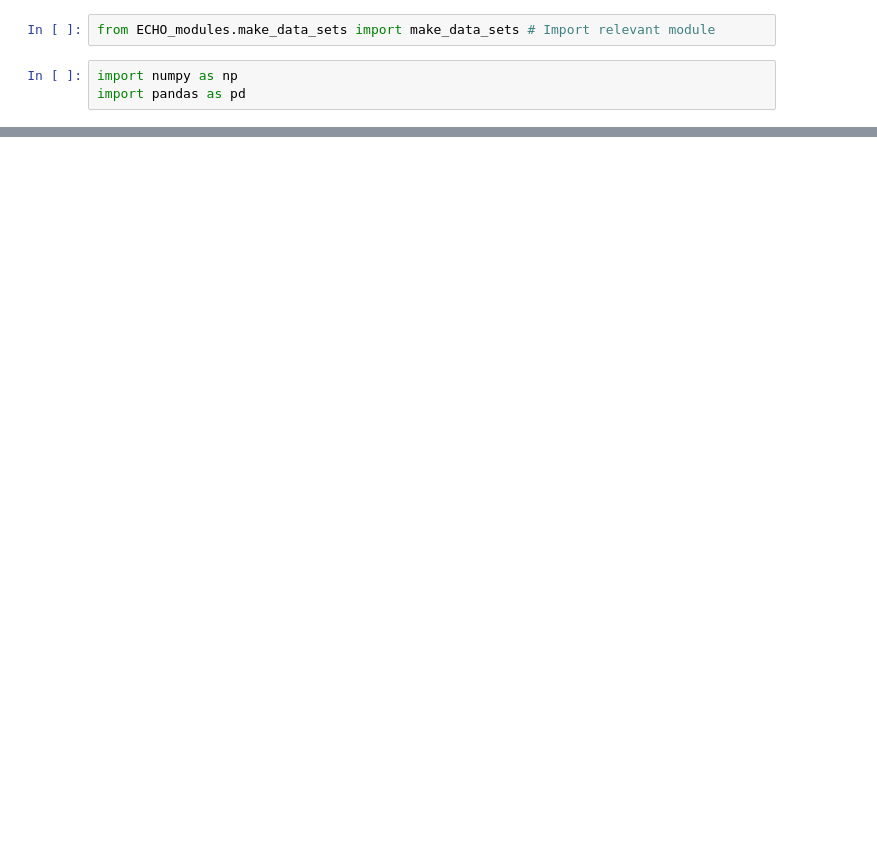
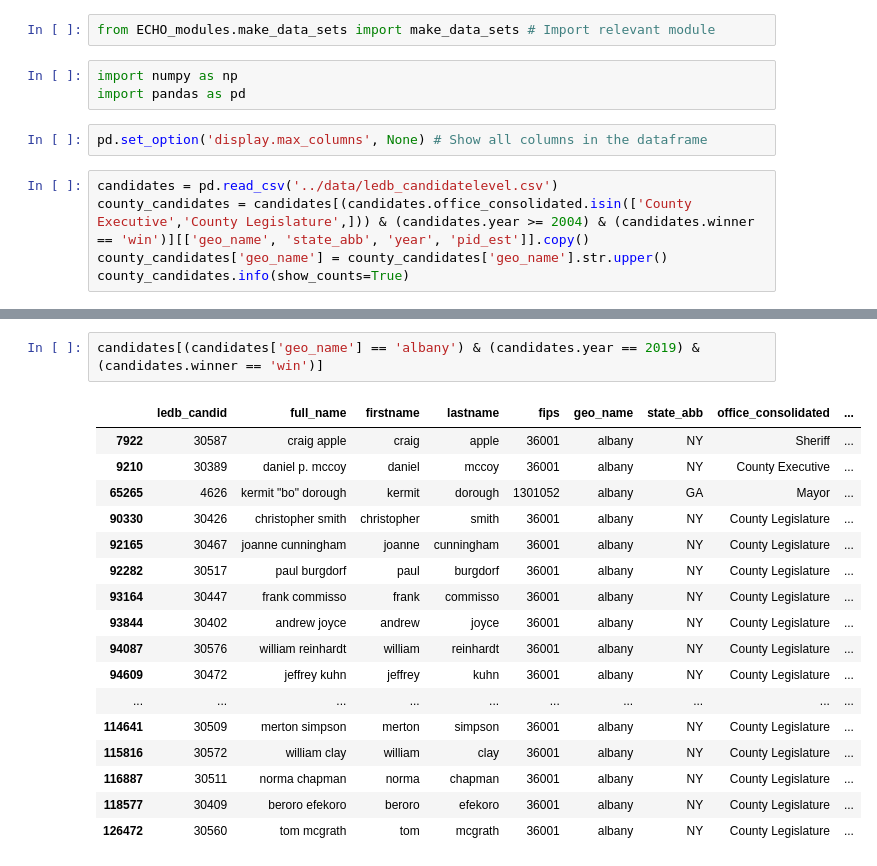
Before and after one commit to dillon-p/eew-research, a Jupyter notebook: etl/echo_data.ipynb, the cells around one changed output, grey strips where cells are left out. Saved outputs shown, nothing was run; the diff lists cells and outputs as text; blank space fills up the shorter version.

Commit message:
added RCRA violations emissions and county partisanship dataset

```diff
--- a/etl/echo_data.ipynb
+++ b/etl/echo_data.ipynb
@@ -3,3 +3,10 @@ from ECHO_modules.make_data_sets import make_data_sets # Import relevant module
 # %%
 import numpy as np
 import pandas as pd
+# %%
+pd.set_option('display.max_columns', None) # Show all columns in the dataframe
+# %%
+candidates = pd.read_csv('../data/ledb_candidatelevel.csv')
+county_candidates = candidates[(candidates.office_consolidated.isin(['County Executive','County Legislature',])) & (candidates.year >= 2004) & (candidates.winner == 'win')][['geo_name', 'state_abb', 'year', 'pid_est']].copy()
+county_candidates['geo_name'] = county_candidates['geo_name'].str.upper()
+county_candidates.info(show_counts=True)
@@ -5,0 +25,20 @@ import pandas as pd
+# %%
+candidates[(candidates['geo_name'] == 'albany') & (candidates.year == 2019) & (candidates.winner == 'win')]
+# %% [output]
+|  | ledb_candid | full_name | firstname | lastname | fips | geo_name | state_abb | office_consolidated | ... |
+| 7922 | 30587 | craig apple | craig | apple | 36001 | albany | NY | Sheriff | ... |
+| 9210 | 30389 | daniel p. mccoy | daniel | mccoy | 36001 | albany | NY | County Executive | ... |
+| 65265 | 4626 | kermit "bo" dorough | kermit | dorough | 1301052 | albany | GA | Mayor | ... |
+| 90330 | 30426 | christopher smith | christopher | smith | 36001 | albany | NY | County Legislature | ... |
+| 92165 | 30467 | joanne cunningham | joanne | cunningham | 36001 | albany | NY | County Legislature | ... |
+| 92282 | 30517 | paul burgdorf | paul | burgdorf | 36001 | albany | NY | County Legislature | ... |
+| 93164 | 30447 | frank commisso | frank | commisso | 36001 | albany | NY | County Legislature | ... |
+| 93844 | 30402 | andrew joyce | andrew | joyce | 36001 | albany | NY | County Legislature | ... |
+| 94087 | 30576 | william reinhardt | william | reinhardt | 36001 | albany | NY | County Legislature | ... |
+| 94609 | 30472 | jeffrey kuhn | jeffrey | kuhn | 36001 | albany | NY | County Legislature | ... |
+| ... | ... | ... | ... | ... | ... | ... | ... | ... | ... |
+| 114641 | 30509 | merton simpson | merton | simpson | 36001 | albany | NY | County Legislature | ... |
+| 115816 | 30572 | william clay | william | clay | 36001 | albany | NY | County Legislature | ... |
+| 116887 | 30511 | norma chapman | norma | chapman | 36001 | albany | NY | County Legislature | ... |
+| 118577 | 30409 | beroro efekoro | beroro | efekoro | 36001 | albany | NY | County Legislature | ... |
+| 126472 | 30560 | tom mcgrath | tom | mcgrath | 36001 | albany | NY | County Legislature | ... |
```
Also changed, not shown: parts of 13 cells of this notebook, 1 other file.
